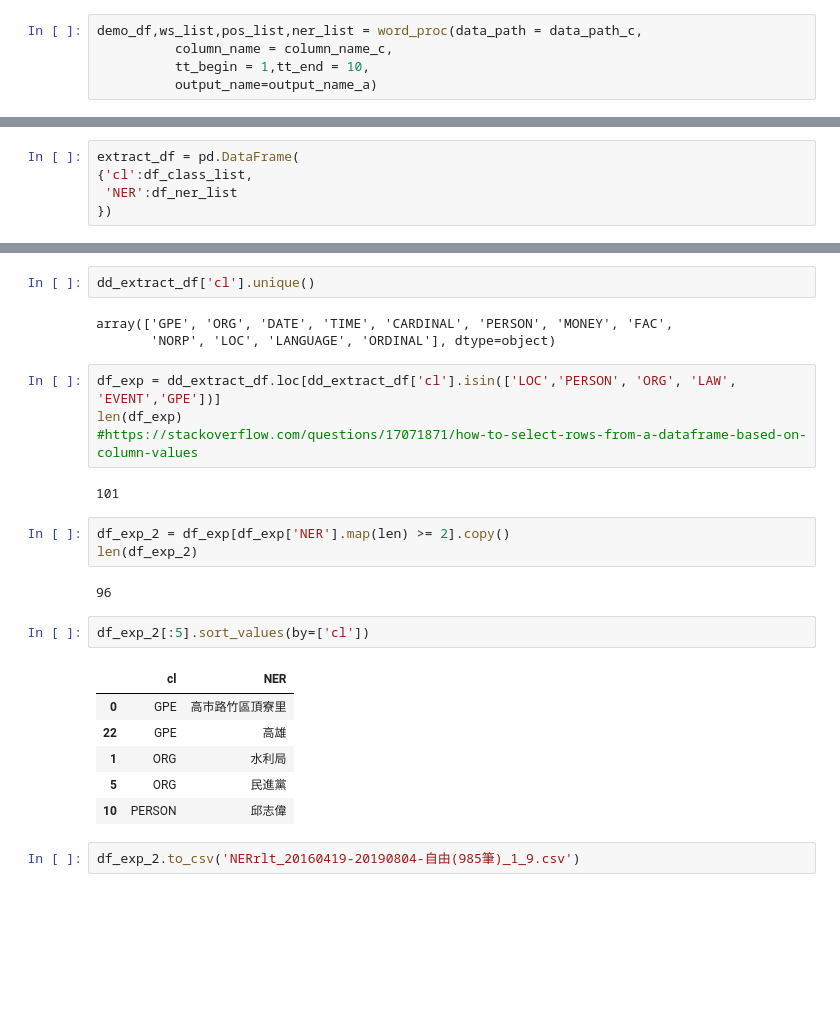
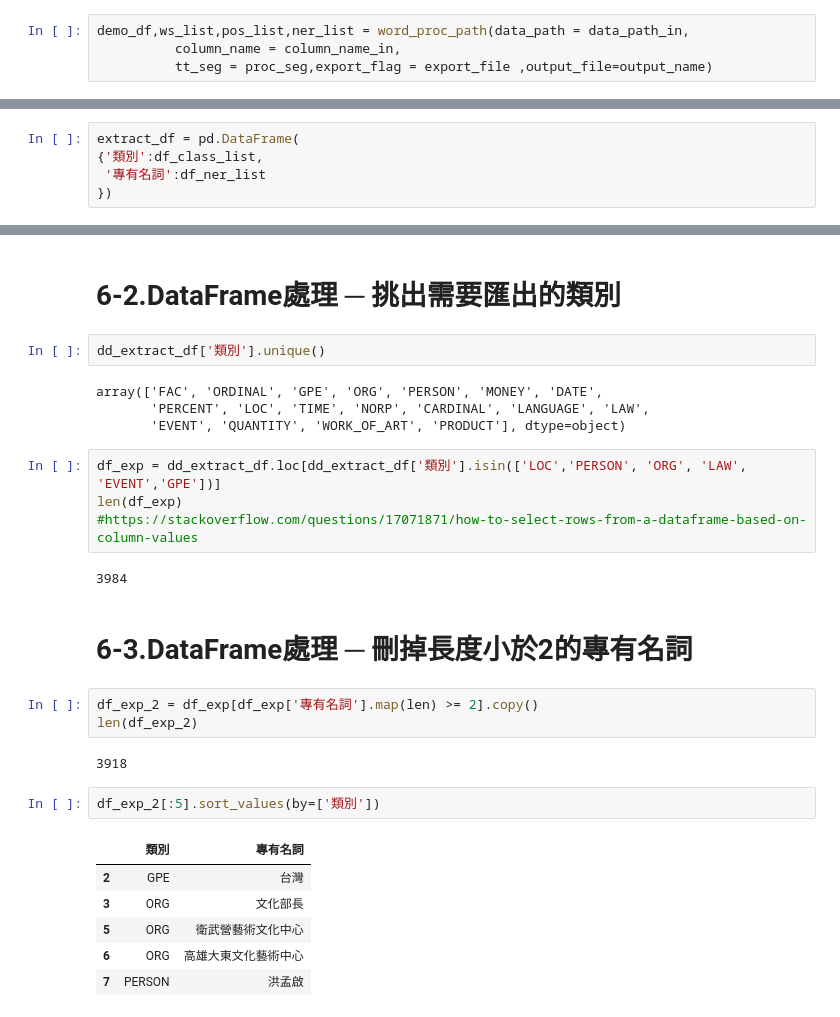
Before and after one commit to hantedyou/NER_TEST, a Jupyter notebook: NER_KCC_mod.ipynb, the cells around one changed output, grey strips where cells are left out. Cells and saved outputs as stored; diff of their text form; blank space fills up the shorter version.

```diff
--- a/NER_KCC_mod.ipynb
+++ b/NER_KCC_mod.ipynb
@@ -88,7 +125,6 @@ output_name_a = "mod_test.csv"
 # %%
-demo_df,ws_list,pos_list,ner_list = word_proc(data_path = data_path_c,
-          column_name = column_name_c,
-          tt_begin = 1,tt_end = 10,
-          output_name=output_name_a)
+demo_df,ws_list,pos_list,ner_list = word_proc_path(data_path = data_path_in,
+          column_name = column_name_in,
+          tt_seg = proc_seg,export_flag = export_file ,output_file=output_name)
 # %% [output]
 輸入檔案格式為 xlsx
@@ -144,5 +169,5 @@ print(count)
 # %%
 extract_df = pd.DataFrame(
-{'cl':df_class_list,
- 'NER':df_ner_list
+{'類別':df_class_list,
+ '專有名詞':df_ner_list
 })
@@ -189,27 +210,30 @@ len(extract_df),len(dd_extract_df)
+# %% [markdown]
+# 6-2.DataFrame處理 ─ 挑出需要匯出的類別
 # %%
-dd_extract_df['cl'].unique()
+dd_extract_df['類別'].unique()
 # %% [output]
-array(['GPE', 'ORG', 'DATE', 'TIME', 'CARDINAL', 'PERSON', 'MONEY', 'FAC',
-       'NORP', 'LOC', 'LANGUAGE', 'ORDINAL'], dtype=object)
+array(['FAC', 'ORDINAL', 'GPE', 'ORG', 'PERSON', 'MONEY', 'DATE',
+       'PERCENT', 'LOC', 'TIME', 'NORP', 'CARDINAL', 'LANGUAGE', 'LAW',
+       'EVENT', 'QUANTITY', 'WORK_OF_ART', 'PRODUCT'], dtype=object)
 # %%
-df_exp = dd_extract_df.loc[dd_extract_df['cl'].isin(['LOC','PERSON', 'ORG', 'LAW', 'EVENT','GPE'])]
+df_exp = dd_extract_df.loc[dd_extract_df['類別'].isin(['LOC','PERSON', 'ORG', 'LAW', 'EVENT','GPE'])]
 len(df_exp)
 #https://stackoverflow.com/questions/17071871/how-to-select-rows-from-a-dataframe-based-on-column-values
 # %% [output]
-101
+3984
+# %% [markdown]
+# 6-3.DataFrame處理 ─ 刪掉長度小於2的專有名詞
 # %%
-df_exp_2 = df_exp[df_exp['NER'].map(len) >= 2].copy()
+df_exp_2 = df_exp[df_exp['專有名詞'].map(len) >= 2].copy()
 len(df_exp_2)
 # %% [output]
-96
+3918
 # %%
-df_exp_2[:5].sort_values(by=['cl'])
+df_exp_2[:5].sort_values(by=['類別'])
 # %% [output]
-|  | cl | NER |
-| 0 | GPE | 高市路竹區頂寮里 |
-| 22 | GPE | 高雄 |
-| 1 | ORG | 水利局 |
-| 5 | ORG | 民進黨 |
-| 10 | PERSON | 邱志偉 |
+|  | 類別 | 專有名詞 |
+| 2 | GPE | 台灣 |
+| 3 | ORG | 文化部長 |
+| 5 | ORG | 衛武營藝術文化中心 |
+| 6 | ORG | 高雄大東文化藝術中心 |
+| 7 | PERSON | 洪孟啟 |
-# %%
-df_exp_2.to_csv('NERrlt_20160419-20190804-自由(985筆)_1_9.csv')
```
Also changed, not shown: parts of 46 cells of this notebook, 3 other files.
